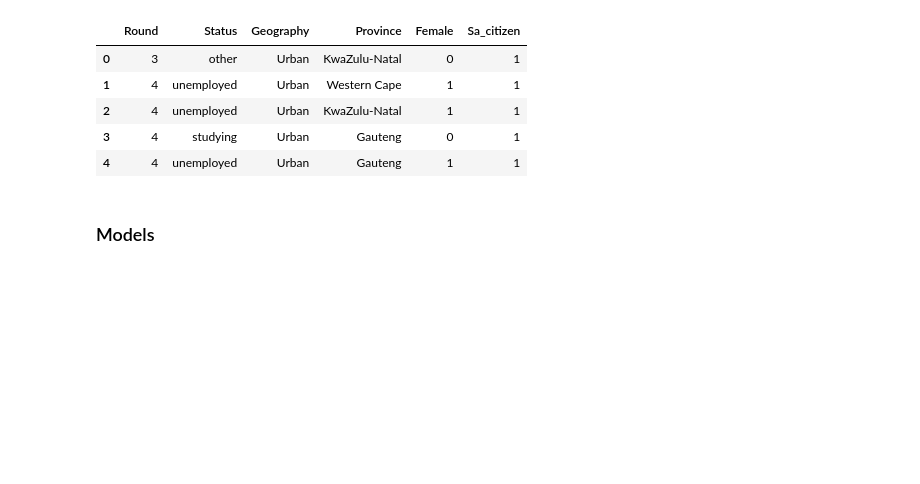
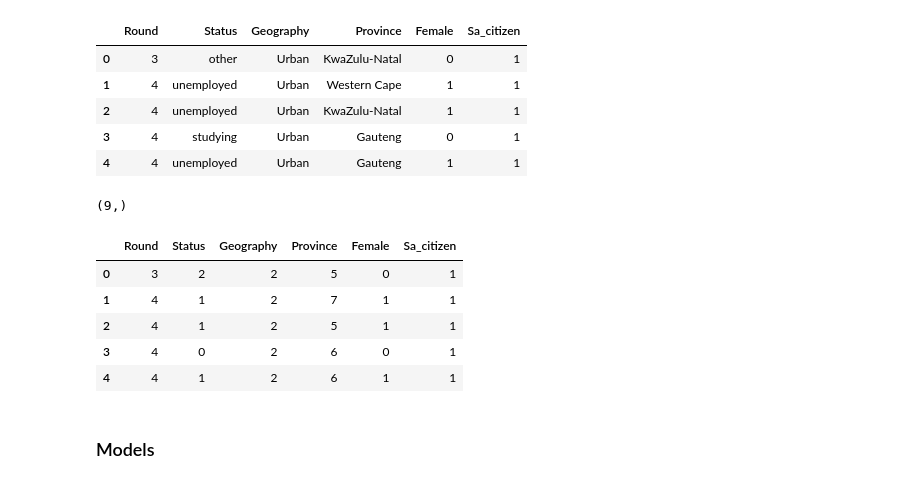
Before and after one commit to kibambe-0167/zindi-piyipc, a Jupyter notebook: app1.ipynb, the cells around one changed output. Cells and saved outputs as stored; diff of their text form; code cells hidden in the pictures; blank space fills up the shorter version.

Commit message:
trained with own preprocessinf

```diff
--- a/app1.ipynb
+++ b/app1.ipynb
@@ -168,8 +161,8 @@ test_df.head()
 | 3 | Id_uhgink7iha | 2023-02-16 | 4 | studying | NaN | Urban | Gauteng | 1.0 | 0.0 | 0.0 | ... |
 | 4 | Id_5j6bzk3k81 | 2023-03-23 | 4 | unemployed | 613.0 | Urban | Gauteng | 0.0 | 0.0 | 0.0 | ... |
 # %%
-test_df = test_df[train_cols]
-test_df.head()
+test_data = test_df[train_cols]
+test_data.head()
 # %% [output]
 |  | Round | Status | Geography | Province | Female | Sa_citizen |
 | 0 | 3 | other | Urban | KwaZulu-Natal | 0 | 1 |
@@ -177,6 +170,23 @@ test_df.head()
 | 2 | 4 | unemployed | Urban | KwaZulu-Natal | 1 | 1 |
 | 3 | 4 | studying | Urban | Gauteng | 0 | 1 |
 | 4 | 4 | unemployed | Urban | Gauteng | 1 | 1 |
+# %%
+test_data['Province'].unique().shape
+# %% [output]
+(9,)
+# %%
+test_data['Geography'] = test_data['Geography'].map(geography_col_coded)
+test_data['Province'] = test_data['Province'].map(province_col_coded)
+test_data['Status'] = test_data['Status'].map(status_col_coded)
+# %%
+test_data.head()
+# %% [output]
+|  | Round | Status | Geography | Province | Female | Sa_citizen |
+| 0 | 3 | 2 | 2 | 5 | 0 | 1 |
+| 1 | 4 | 1 | 2 | 7 | 1 | 1 |
+| 2 | 4 | 1 | 2 | 5 | 1 | 1 |
+| 3 | 4 | 0 | 2 | 6 | 0 | 1 |
+| 4 | 4 | 1 | 2 | 6 | 1 | 1 |
 # %% [markdown]
 ### Models
 # %% [markdown]
```
Also changed, not shown: parts of 5 cells of this notebook, 1 other file.
